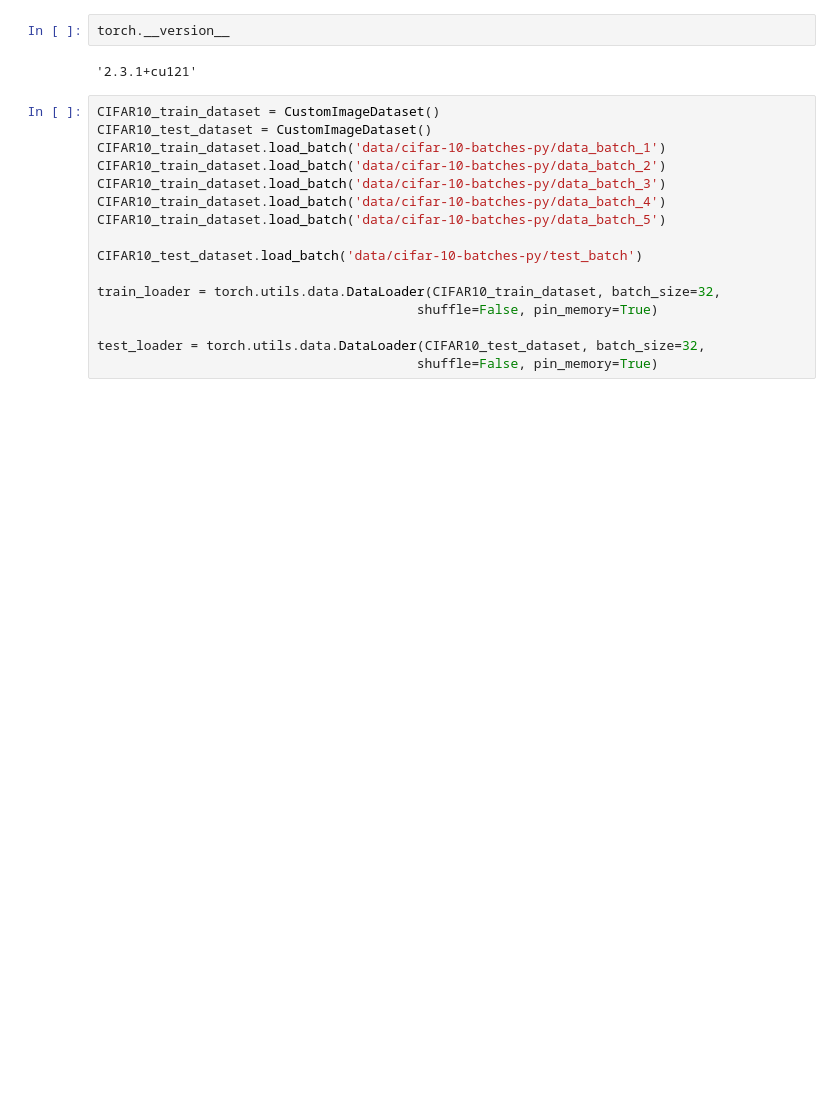
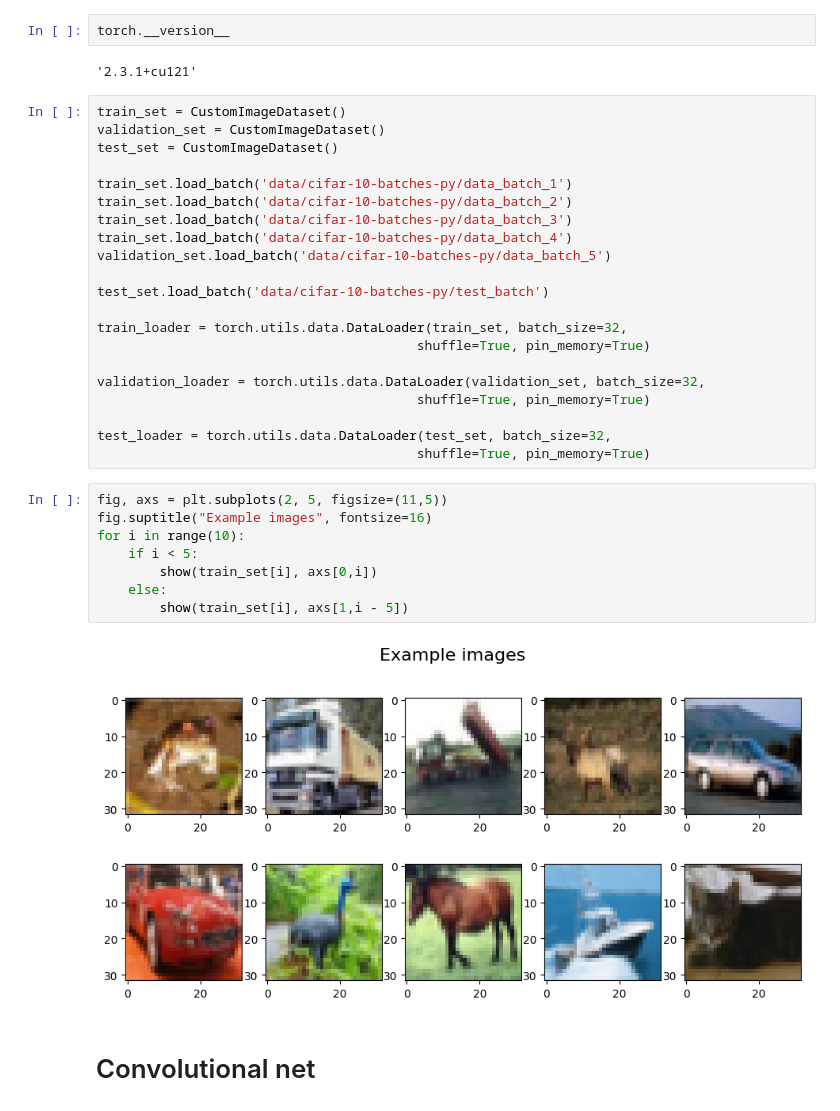
Before and after one commit to DzmitryPihulski/CIFAR-10-Image-Classifier, a Jupyter notebook: main.ipynb, the cells around one changed output. Saved outputs shown, nothing was run; the diff lists cells and outputs as text; blank space fills up the shorter version.

```diff
--- a/main.ipynb
+++ b/main.ipynb
@@ -17,20 +18,37 @@ torch.__version__
 # %% [output]
 '2.3.1+cu121'
 # %%
-CIFAR10_train_dataset = CustomImageDataset()
-CIFAR10_test_dataset = CustomImageDataset()
-CIFAR10_train_dataset.load_batch('data/cifar-10-batches-py/data_batch_1')
-CIFAR10_train_dataset.load_batch('data/cifar-10-batches-py/data_batch_2')
-CIFAR10_train_dataset.load_batch('data/cifar-10-batches-py/data_batch_3')
-CIFAR10_train_dataset.load_batch('data/cifar-10-batches-py/data_batch_4')
-CIFAR10_train_dataset.load_batch('data/cifar-10-batches-py/data_batch_5')
+train_set = CustomImageDataset()
+validation_set = CustomImageDataset()
+test_set = CustomImageDataset()
 
-CIFAR10_test_dataset.load_batch('data/cifar-10-batches-py/test_batch')
+train_set.load_batch('data/cifar-10-batches-py/data_batch_1')
+train_set.load_batch('data/cifar-10-batches-py/data_batch_2')
+train_set.load_batch('data/cifar-10-batches-py/data_batch_3')
+train_set.load_batch('data/cifar-10-batches-py/data_batch_4')
+validation_set.load_batch('data/cifar-10-batches-py/data_batch_5')
 
-train_loader = torch.utils.data.DataLoader(CIFAR10_train_dataset, batch_size=32,
-                                         shuffle=False, pin_memory=True)
+test_set.load_batch('data/cifar-10-batches-py/test_batch')
 
-test_loader = torch.utils.data.DataLoader(CIFAR10_test_dataset, batch_size=32,
-                                         shuffle=False, pin_memory=True)
+train_loader = torch.utils.data.DataLoader(train_set, batch_size=32,
+                                         shuffle=True, pin_memory=True)
+
+validation_loader = torch.utils.data.DataLoader(validation_set, batch_size=32,
+                                         shuffle=True, pin_memory=True)
+
+test_loader = torch.utils.data.DataLoader(test_set, batch_size=32,
+                                         shuffle=True, pin_memory=True)
+# %%
+fig, axs = plt.subplots(2, 5, figsize=(11,5))
+fig.suptitle("Example images", fontsize=16)
+for i in range(10):
+    if i < 5:
+        show(train_set[i], axs[0,i])
+    else:
+        show(train_set[i], axs[1,i - 5])
+# %% [output]
+[figure, added]
+# %% [markdown]
+# Convolutional net
 # %%
 from src.models import Net
```
Also changed, not shown: parts of 12 cells of this notebook, 4 other files.
